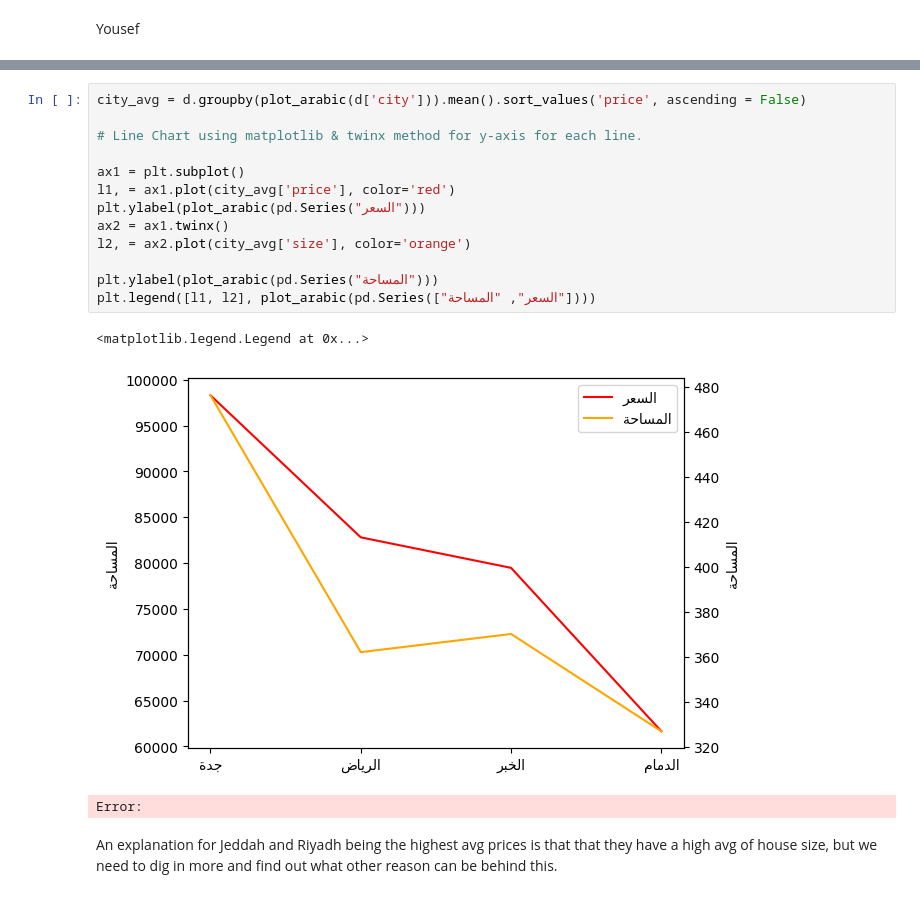
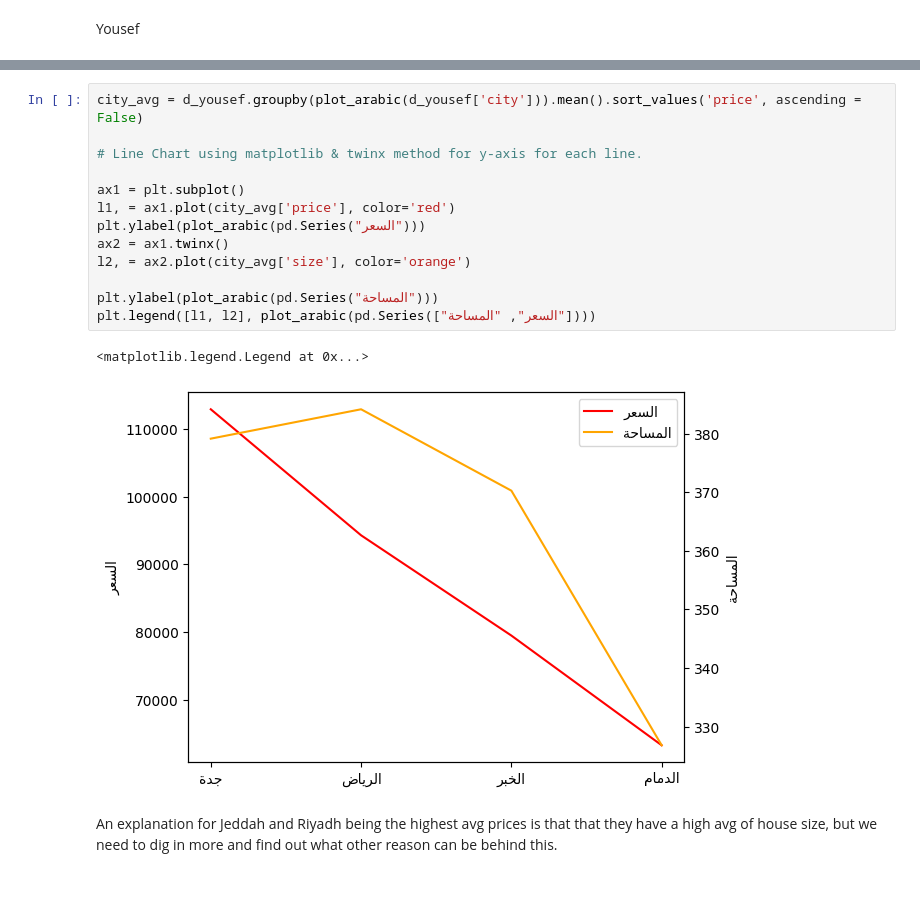
Before and after one commit to Turkinass/Aqar_Real_Estate_EDA, a Jupyter notebook: eda_raw.ipynb, the cells around one changed output, grey strips where cells are left out. Cells and saved outputs as stored; diff of their text form.

```diff
--- a/eda_raw.ipynb
+++ b/eda_raw.ipynb
@@ -454,20 +451,19 @@ Error:
 # %%
-city_avg = d.groupby(plot_arabic(d['city'])).mean().sort_values('price', ascending = False)
+city_avg = d_yousef.groupby(plot_arabic(d_yousef['city'])).mean().sort_values('price', ascending = False)
 
 # Line Chart using matplotlib & twinx method for y-axis for each line.
 
 ax1 = plt.subplot()
 l1, = ax1.plot(city_avg['price'], color='red')
 plt.ylabel(plot_arabic(pd.Series("السعر")))
 ax2 = ax1.twinx()
 l2, = ax2.plot(city_avg['size'], color='orange')
 
 plt.ylabel(plot_arabic(pd.Series("المساحة")))
 plt.legend([l1, l2], plot_arabic(pd.Series(["السعر", "المساحة"])))
 # %% [output]
 <matplotlib.legend.Legend at 0x...>
-[figure, old version]
+[figure, new version]
-Error:
 # %% [markdown]
 <p>An explanation for Jeddah and Riyadh being the highest avg prices is that that they have a high avg of house size, but we need to dig in more and find out what other reason can be behind this.
 <p>
```
Also changed, not shown: parts of 5 cells of this notebook, 10 other files.
